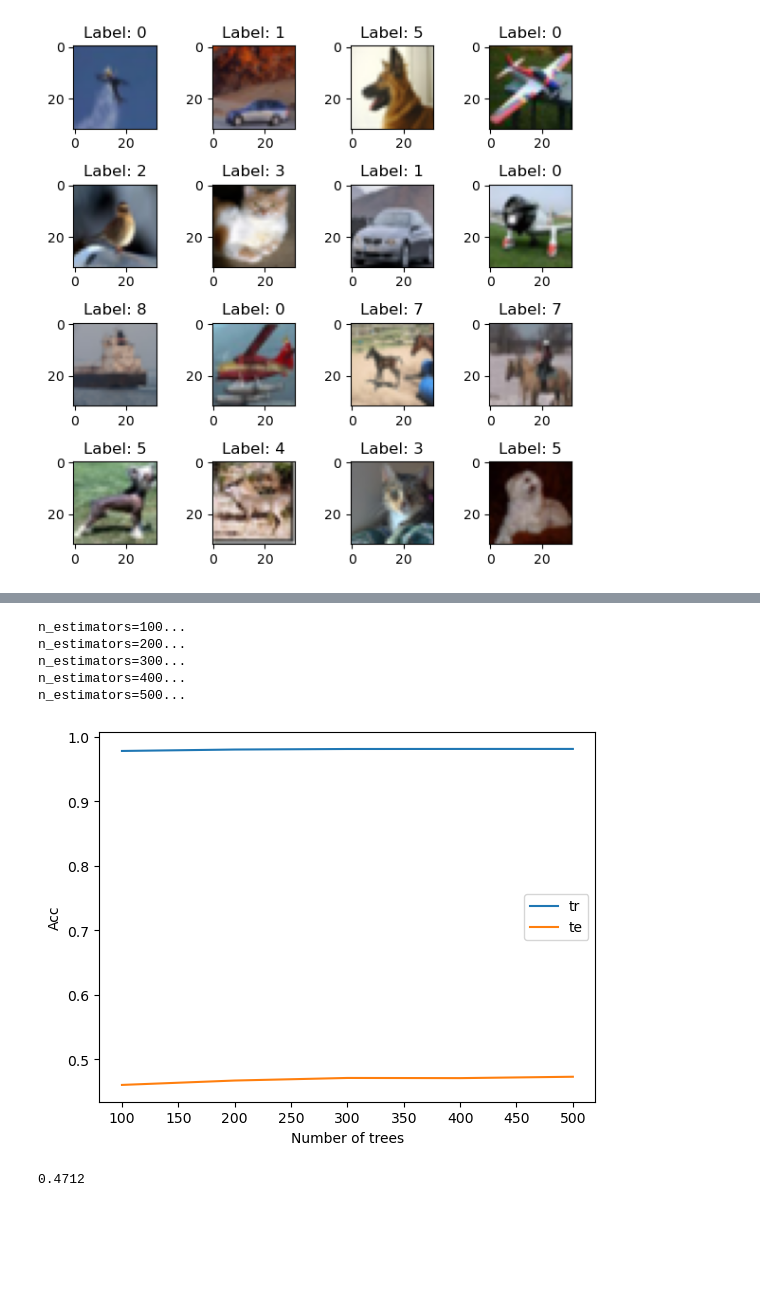
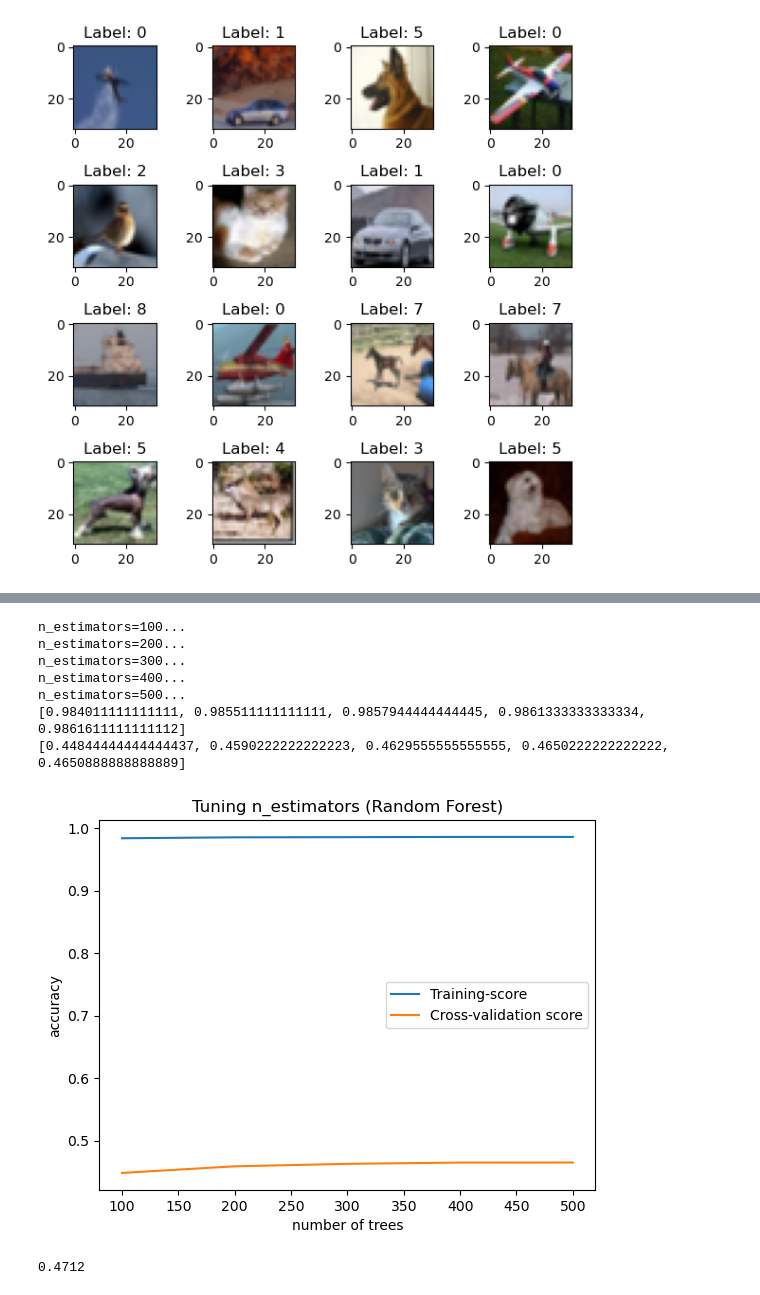
Before and after one commit to Shellyyy2003/CS178, a Jupyter notebook: RandomForest.ipynb, the cells around one changed output, grey strips where cells are left out. Cells and saved outputs as stored; diff of their text form; code cells hidden in the pictures; blank space fills up the shorter version.

```diff
--- a/RandomForest.ipynb
+++ b/RandomForest.ipynb
@@ -41,23 +42,26 @@ plt.tight_layout()
 # Tune max_depth parameter
 max_depths = list(range(1, 21))
 acc_tr = []
-acc_te = []
+acc_cross = []
 
 for max_depth in max_depths:
     print(f'max_depth={max_depth}...')
     clf = RandomForestClassifier(max_depth=max_depth, random_state=seed)
-    clf.fit(X_tr, y_tr)
+    scores = cross_validate(clf, X_tr, y_tr, cv=5, return_train_score=True, n_jobs=-1)
 
-    acc_tr.append(clf.score(X_tr, y_tr))
-    acc_te.append(clf.score(X_te, y_te))
+    acc_tr.append(scores['train_score'].mean())
+    acc_cross.append(scores['test_score'].mean())
 
-plt.plot(max_depths, acc_tr, label='tr')
-plt.plot(max_depths, acc_te, label='te')
+fig = plt.figure()
+ax = fig.add_subplot(111)
+ax.plot(max_depths, acc_tr, label='Training-score')
+ax.plot(max_depths, acc_cross, label='Cross-validation score')
 
-plt.xlabel('Depth')
-plt.ylabel('Acc')
+ax.set_title('Tuning max_depth (Random Forest)')
+ax.set_xlabel('max_depth')
+ax.set_ylabel('accuracy')
 
-plt.legend();
+ax.legend();
 # %% [output]
 max_depth=1...
 max_depth=2...
@@ -83,31 +87,39 @@ max_depth=20...
 # %%
 # Tune n_estimators parameters
 n_estimators_lst = range(100, 501, 100)
 acc_tr = []
-acc_te = []
+acc_cross = []
 
 for n_estimators in n_estimators_lst:
     print(f'n_estimators={n_estimators}...')
     clf = RandomForestClassifier(n_estimators=n_estimators, max_depth=16, random_state=seed)
-    clf.fit(X_tr, y_tr)
+    scores = cross_validate(clf, X_tr, y_tr, cv=5, return_train_score=True, n_jobs=-1)
 
-    acc_tr.append(clf.score(X_tr, y_tr))
-    acc_te.append(clf.score(X_te, y_te))
+    acc_tr.append(scores['train_score'].mean())
+    acc_cross.append(scores['test_score'].mean())
 
-plt.plot(n_estimators_lst, acc_tr, label='tr')
-plt.plot(n_estimators_lst, acc_te, label='te')
+fig = plt.figure()
+ax = fig.add_subplot(111)
+ax.plot(n_estimators_lst, acc_tr, label='Training-score')
+ax.plot(n_estimators_lst, acc_cross, label='Cross-validation score')
 
-plt.xlabel('Number of trees')
-plt.ylabel('Acc')
+ax.set_title('Tuning n_estimators (Random Forest)')
+ax.set_xlabel('number of trees')
+ax.set_ylabel('accuracy')
 
-plt.legend();
+print(acc_tr)
+print(acc_cross)
+
+ax.legend();
 # %% [output]
 n_estimators=100...
 n_estimators=200...
 n_estimators=300...
 n_estimators=400...
 n_estimators=500...
+[0.984011111111111, 0.985511111111111, 0.9857944444444445, 0.9861333333333334, 0.9861611111111112]
+[0.44844444444444437, 0.4590222222222223, 0.4629555555555555, 0.4650222222222222, 0.4650888888888889]
-[figure, old version]
+[figure, new version]
 # %%
 clf = RandomForestClassifier(n_estimators=300, max_depth=16, random_state=seed)
 clf.fit(X_tr, y_tr)
```
Also changed, not shown: parts of 3 cells of this notebook.
